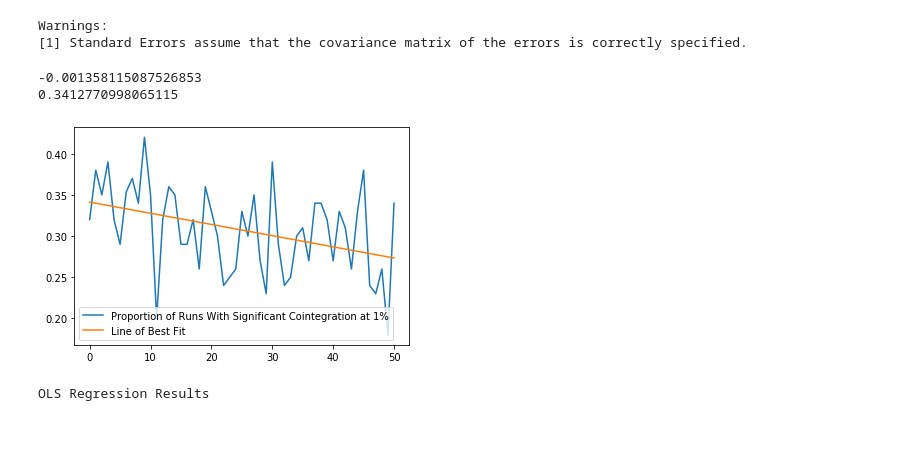
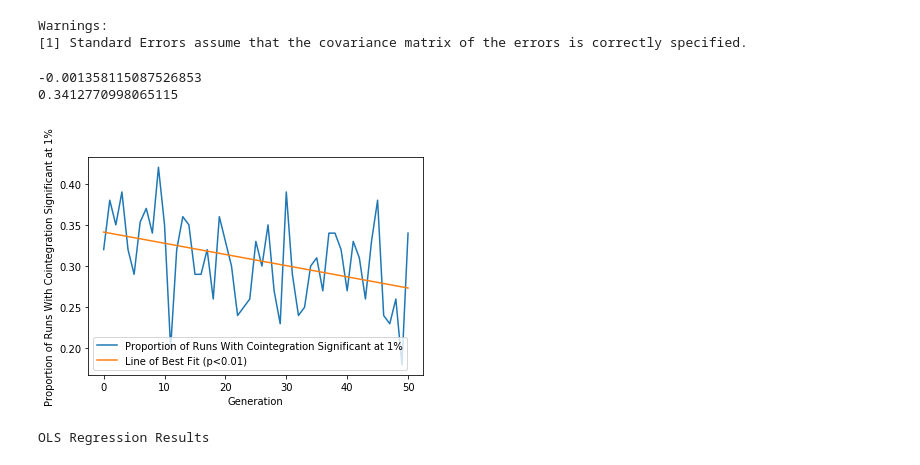
Before and after one commit to karansgarg/rae_repo, a Jupyter notebook: analysis.ipynb, the cells around one changed output. Drawn from its saved outputs; the diff is of its cells as text; code cells hidden in the pictures; blank space fills up the shorter version.

```diff
--- a/analysis.ipynb
+++ b/analysis.ipynb
@@ -518,16 +537,19 @@ OLS Regression Results
 Warnings:
 [1] Standard Errors assume that the covariance matrix of the errors is correctly specified.
 # %%
-plt.plot(gendata.index, gendata["coint_prop1"], label="Proportion of Runs With Significant Cointegration at 1%")
+plt.plot(gendata.index, gendata["coint_prop1"], label="Proportion of Runs With Cointegration Significant at 1%")
 m, b = np.polyfit(gendata.index, gendata["coint_prop1"], 1)
-plt.plot(gendata.index, m*gendata.index + b, label="Line of Best Fit")
+plt.plot(gendata.index, m*gendata.index + b, label="Line of Best Fit (p<0.01)")
 plt.legend()
+plt.xlabel("Generation")
+plt.ylabel("Proportion of Runs With Cointegration Significant at 1%")
+plt.savefig("coint1")
 print(m)
 print(b)
 # %% [output]
 -0.001358115087526853
 0.3412770998065115
-[figure, old version]
+[figure, new version]
 # %%
 reg(gendata["coint_prop1"])
 # %% [output]
```
Also changed, not shown: parts of 43 cells of this notebook, 26 other files.
